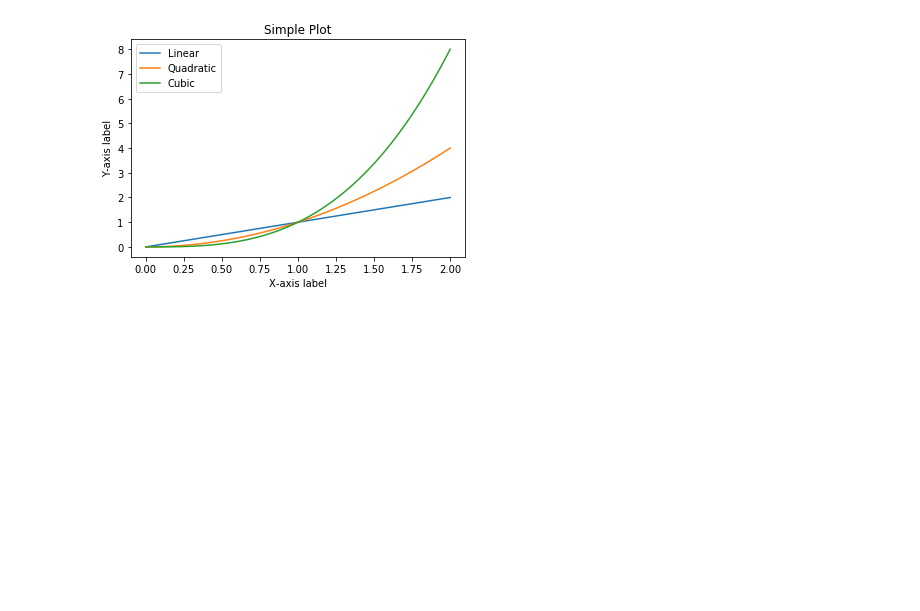
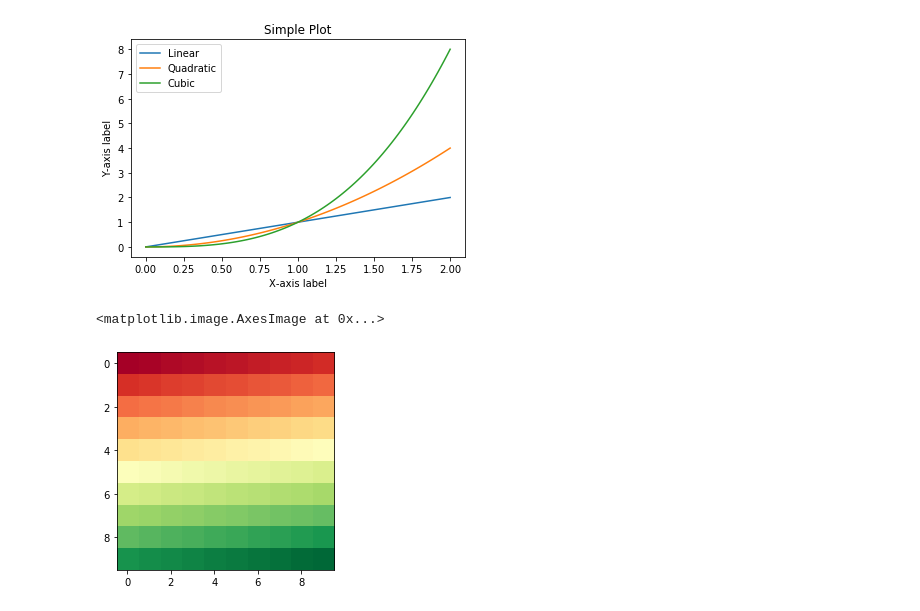
Before and after one commit to the-code-experiments/dl-prerequisite, a Jupyter notebook: matplotlib/feature-example-1.ipynb, the cells around one changed output. Cells and saved outputs as stored; diff of their text form; code cells hidden in the pictures; blank space fills up the shorter version.

```diff
--- a/matplotlib/feature-example-1.ipynb
+++ b/matplotlib/feature-example-1.ipynb
@@ -35,3 +46,17 @@ plt.legend()
 plt.show()
 # %% [output]
 [figure]
+# %%
+import numpy as np
+import matplotlib.pyplot as plt
+
+mat = np.arange(0, 100).reshape(10, 10)
+
+# plt.imshow(mat)
+
+# plt.imshow(mat, cmap='coolwarm')
+
+plt.imshow(mat, cmap='RdYlGn')
+# %% [output]
+<matplotlib.image.AxesImage at 0x...>
+[figure, added]
```
Also changed, not shown: parts of 3 cells of this notebook.
